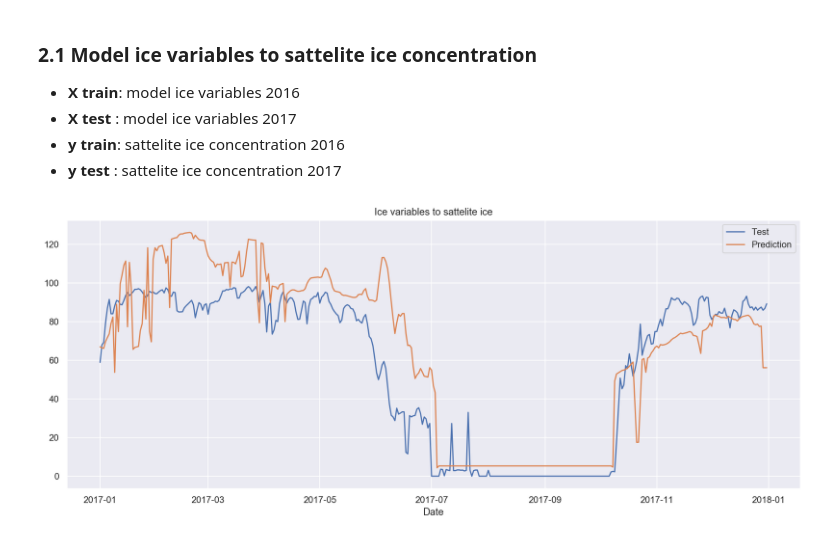
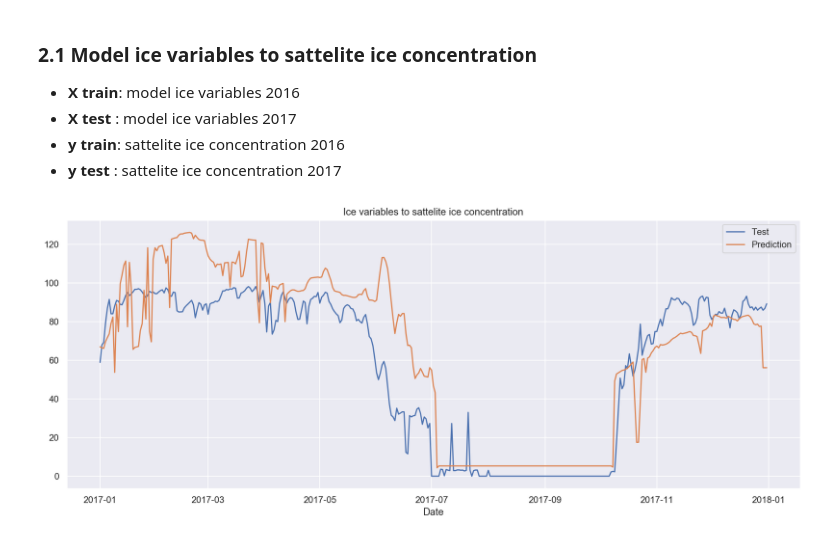
Before and after one commit to idrigo/arctic_ddmodeling, a Jupyter notebook: regression.ipynb, the cells around one changed output. Saved outputs shown, nothing was run; the diff lists cells and outputs as text; code cells hidden in the pictures.

```diff
--- a/regression.ipynb
+++ b/regression.ipynb
@@ -96,10 +100,10 @@ Found 0 gaps
 # %%
 # initialize the regression instance
 fitter_model = Fitter(train=ds_train, test = ds_test,
                      y_test=y_test, y_train=y_train)
 
 fitter_model.define_target(target_var, ice_var_list)
 fitter_model.linear_regression_prediction()
-fitter_model.lineplot('Ice variables to sattelite ice')
+fitter_model.lineplot('Ice variables to sattelite ice concentration')
 # %% [output]
-[figure, old version]
+[figure, new version]
```
Also changed, not shown: parts of 3 cells of this notebook.
